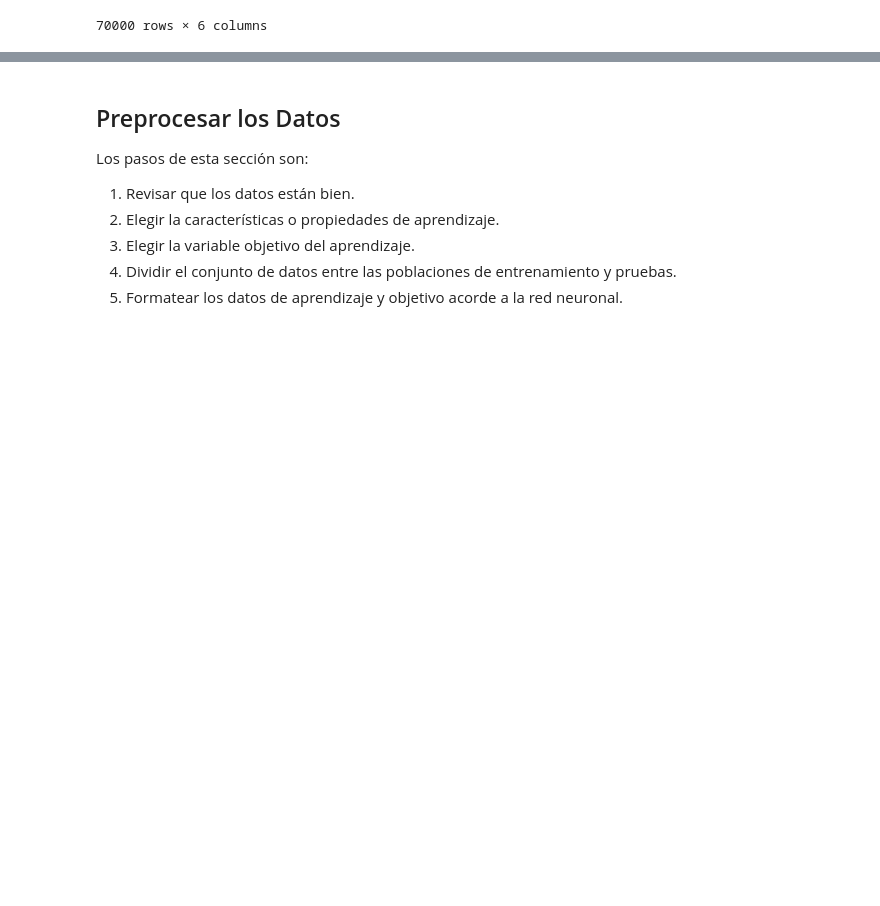
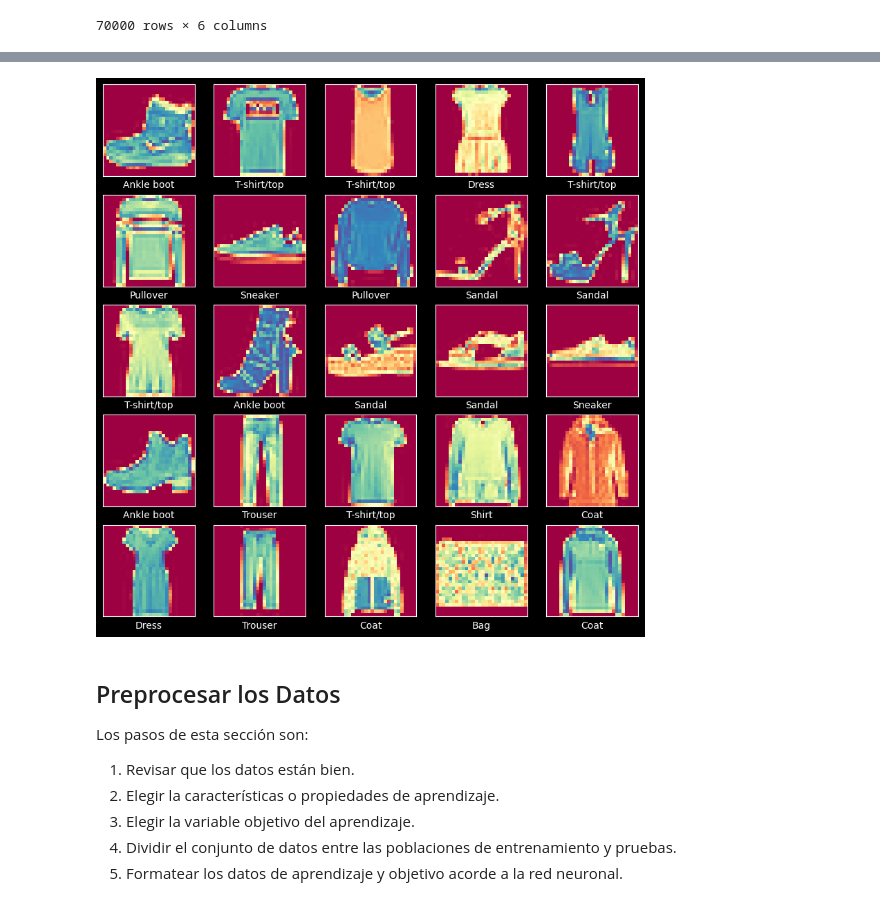
Before and after one commit to sa-artea/TallerML-GAN-CGAN-DISC, a Jupyter notebook: 01-CNN-Autoencoder.ipynb, the cells around one changed output, grey strips where cells are left out. Saved outputs shown, nothing was run; the diff lists cells and outputs as text; code cells hidden in the pictures; blank space fills up the shorter version.

```diff
--- a/01-CNN-Autoencoder.ipynb
+++ b/01-CNN-Autoencoder.ipynb
@@ -201,3 +212,23 @@ gc.collect()
+# %%
+# pruebo imagenes del dataset
+# imagen de 5x5 subplots con tamaño de 10x10
+plt.figure(figsize=(10,10))
+# recorriendo las imagenes
+for i in range(25):
+    # creando subplots
+    plt.subplot(5,5,i+1)
+    # xticks y yticks desactivados
+    plt.xticks([])
+    plt.yticks([])
+    plt.grid(False)
+    # tomo la imagen de la columna de datos de la imagen
+    # el mapa de colores es viridis de matplotlib
+    # otras opciones son: "plasma", "viridis", "BuPu", "hsv", "Spectral"
+    plt.imshow(fashion_df["img_data"][i], cmap=plt.cm.Spectral)
+    # tomo el nombre de la clase de la columna de etiquetas
+    plt.xlabel(fashion_df["label"][i])
+# %% [output]
+[figure, added]
 # %% [markdown]
 ## Preprocesar los Datos
 
```
Also changed, not shown: parts of 24 cells of this notebook, 11 other files.
